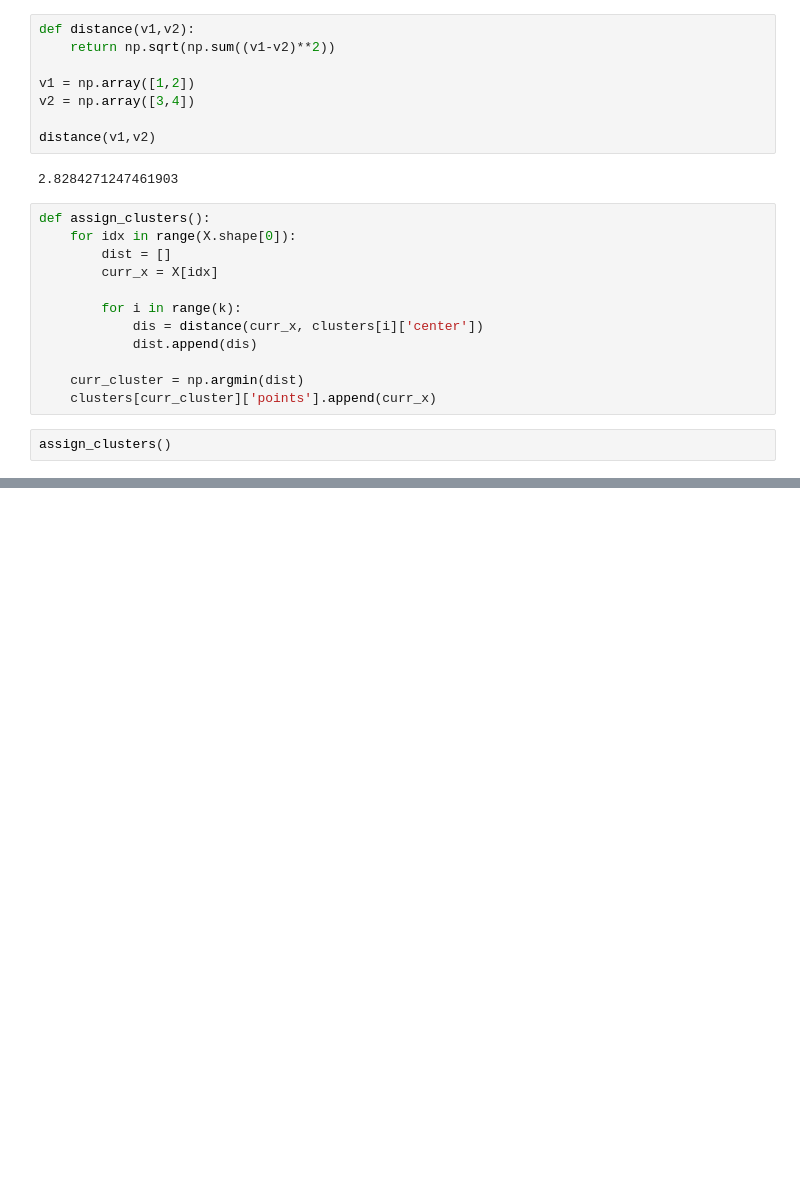
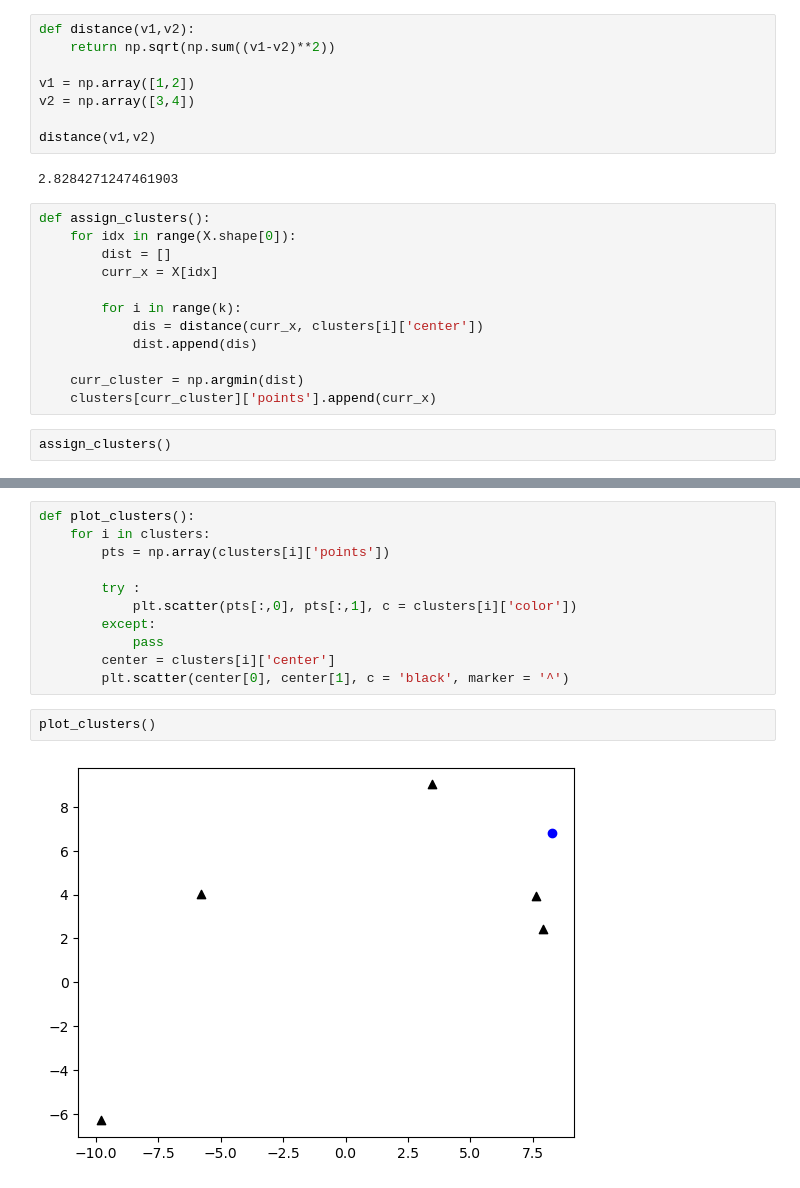
Before and after one commit to ArpitTripathi945/ML_Models_Scratch, a Jupyter notebook: K-Means.ipynb, the cells around one changed output, grey strips where cells are left out. Saved outputs shown, nothing was run; the diff lists cells and outputs as text; blank space fills up the shorter version.

Commit message:
Plotted clusters

```diff
--- a/K-Means.ipynb
+++ b/K-Means.ipynb
@@ -140 +136,16 @@ clusters
   'color': 'red'}}
+# %%
+def plot_clusters():
+    for i in clusters:
+        pts = np.array(clusters[i]['points'])
+
+        try :
+            plt.scatter(pts[:,0], pts[:,1], c = clusters[i]['color'])
+        except:
+            pass
+        center = clusters[i]['center']
+        plt.scatter(center[0], center[1], c = 'black', marker = '^')
+# %%
+plot_clusters()
+# %% [output]
+[figure, added]
```
Also changed, not shown: parts of 3 cells of this notebook.
